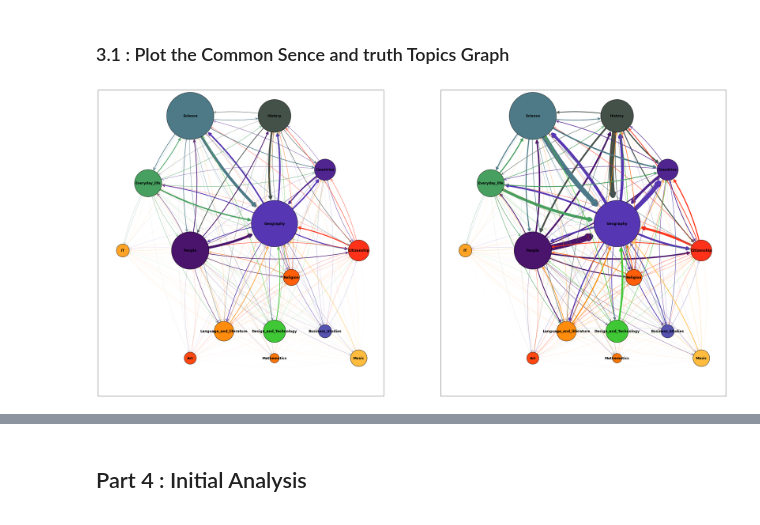
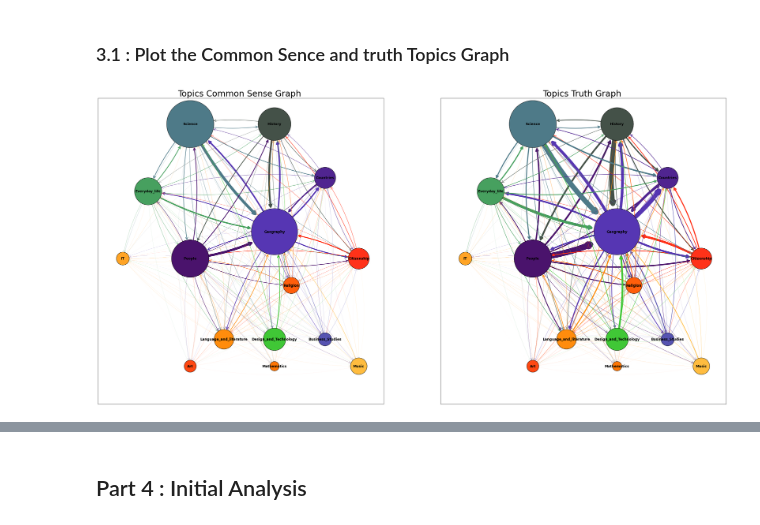
Before and after one commit to epfl-ada/ada-2022-project-groupe53, a Jupyter notebook: run.ipynb, the cells around one changed output, grey strips where cells are left out. Drawn from its saved outputs; the diff is of its cells as text; code cells hidden in the pictures.

```diff
--- a/run.ipynb
+++ b/run.ipynb
@@ -239,10 +239,17 @@ def draw_graph (graph, df_topics):
 ### 3.1 : Plot the Common Sence and truth Topics Graph
 # %%
 plt.figure(figsize=(40,20))
+
+#add title in each graph
+
+
 plt.subplot(121)
+plt.title("Topics Common Sense Graph ", fontsize=30)
 draw_graph(cs_graph, df_topics_cs)
+
 plt.subplot(122)
+plt.title("Topics Truth Graph ", fontsize=30)
 draw_graph(truth_graph, df_topics_truth)
 plt.show()
 # %% [output]
-[figure, old version]
+[figure, new version]
```
Also changed, not shown: parts of 1 cell of this notebook.
